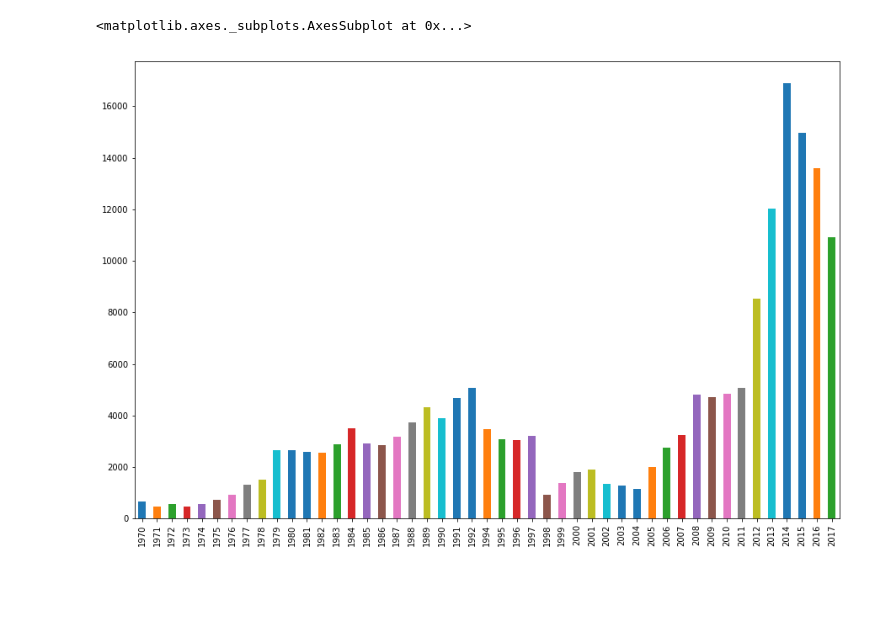
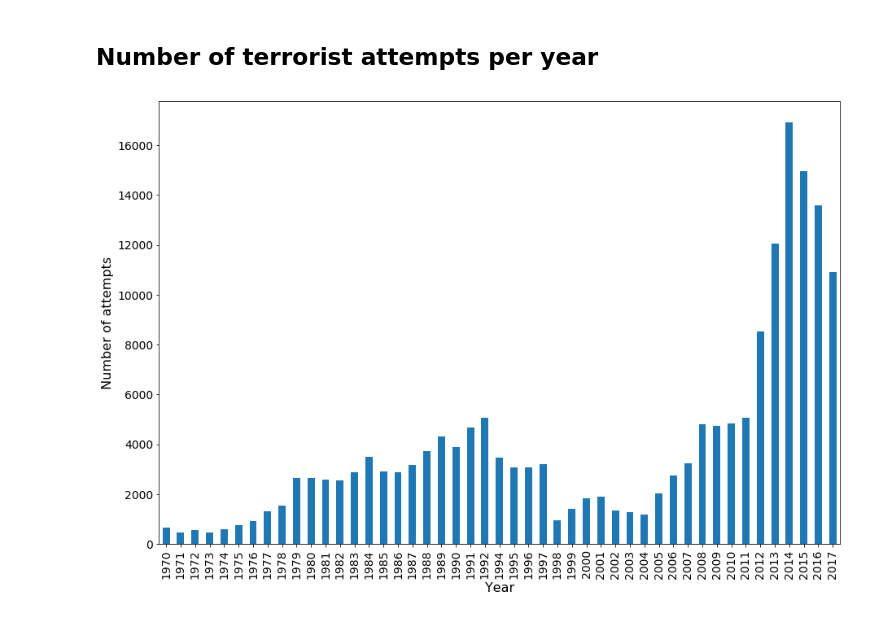
Before and after one commit to fbogusz/my-data-exp, a Jupyter notebook: mydataexp.ipynb, the cells around one changed output. Cells and saved outputs as stored; diff of their text form; code cells hidden in the pictures; blank space fills up the shorter version.

```diff
--- a/mydataexp.ipynb
+++ b/mydataexp.ipynb
@@ -29,6 +15,8 @@ data = pd.read_csv('./data/globalterrorismdb_0718dist.csv',encoding='ISO-8859-1'
-# %%
-#Ilość zamachów w roku na całym świecie
-data['iyear'].value_counts().sort_index().plot(kind='bar')
-# %% [output]
-<matplotlib.axes._subplots.AxesSubplot at 0x...>
-[figure, removed]
+# %% [markdown]
+## Number of terrorist attempts per year
+# %%
+ax1 = data['iyear'].value_counts().sort_index().plot(kind='bar', figsize=(15, 10), fontsize=14)
+tmp = ax1.set_xlabel("Year", fontsize=16)
+tmp = ax1.set_ylabel("Number of attempts", fontsize=16)
+# %% [output]
+[figure, added]
```
Also changed, not shown: parts of 12 cells of this notebook, 2 other files.
